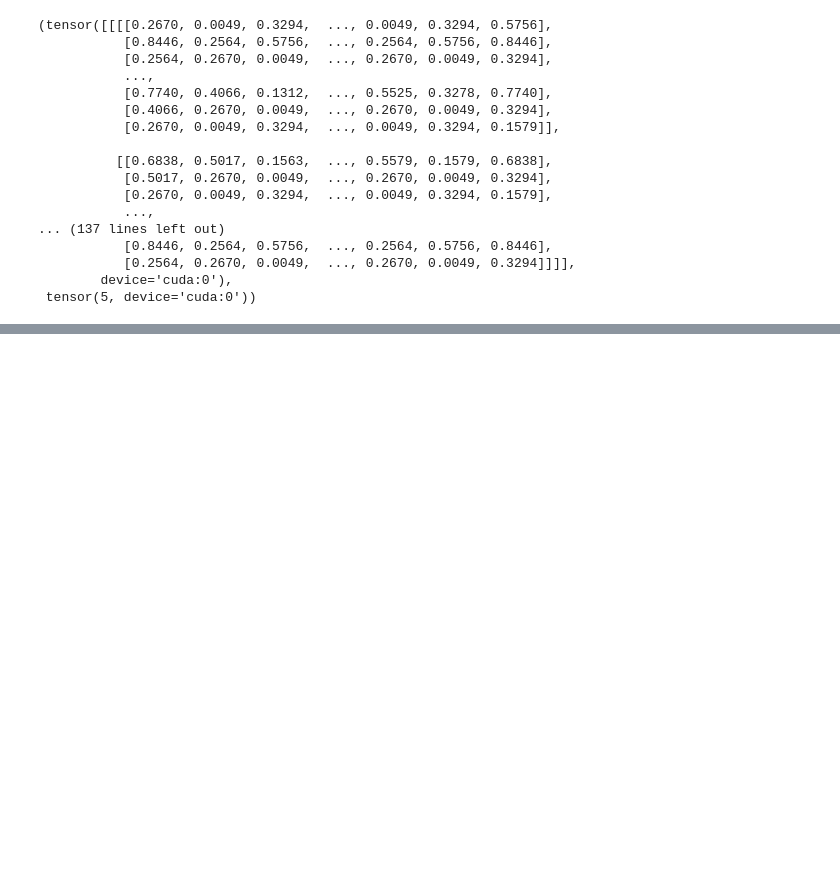
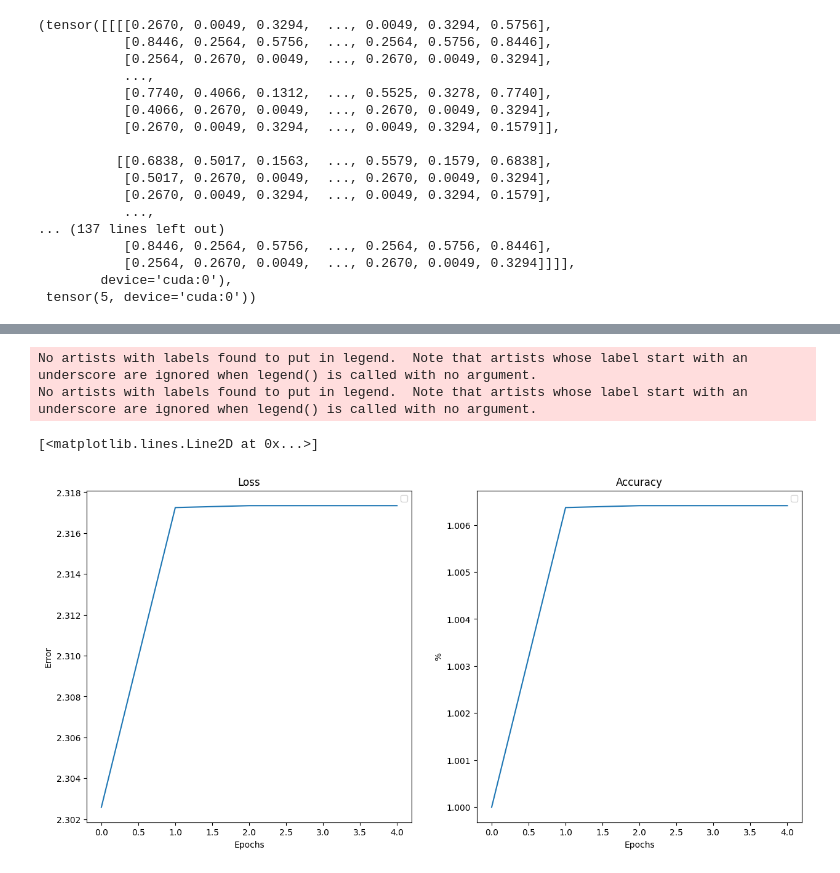
Before and after one commit to KapitonovOleksandr/neural_n00b, a Jupyter notebook: hw_4_simple_perceptron.ipynb, the cells around one changed output, grey strips where cells are left out. Drawn from its saved outputs; the diff is of its cells as text; code cells hidden in the pictures; blank space fills up the shorter version.

```diff
--- a/hw_4_simple_perceptron.ipynb
+++ b/hw_4_simple_perceptron.ipynb
@@ -219,15 +220,17 @@ class Convolutional_3d(nn.Module):
 
         self.classifier_block = nn.Sequential(
             nn.Flatten(),
-            nn.Linear(in_features=55296, out_features=output_layers), # 55296 a number taken from a shape error.
+            nn.Linear(in_features=32000, out_features=1024), # 32000 a number taken from a shape error.
+            nn.ReLU(),
+            nn.Linear(in_features=1024, out_features=512),
+            nn.ReLU(),
+            nn.Linear(in_features=512, out_features=output_layers),
+            nn.ReLU(),
             nn.Softmax()
         )
 
     def forward(self, x):
-        l = self.conv3d_block_1(x)
-        l = self.conv3d_block_2(l)
-        l = self.classifier_block(l)
-        return l
+        return self.classifier_block(self.conv3d_block_2(self.conv3d_block_2(self.conv3d_block_1(x))))
 # %%
 model_0 = Convolutional_3d(input_layers=3,
                            hidden_layers=32,
@@ -273,8 +276,8 @@ Trainable params: 638,634
 Non-trainable params: 0
 =================================================================
 # %%
-EPOCHS = 15
-LR = 0.05
+EPOCHS = 5
+LR = 0.001
 OPTIMIZER = torch.optim.Adam(params=model_0.parameters(), lr=LR)
 LOSS_FUNC = nn.CrossEntropyLoss()
 # %%
@@ -322,0 +373,21 @@ RuntimeError: DataLoader worker (pid(s) 8252, 19108, 26172, 19396, 18912, 26452,
+# %%
+fig = plt.figure(figsize=(15, 7))
+epochs = range(len(results['train_loss']))
+plt.subplot(1,2,1)
+plt.title('Loss')
+plt.xlabel('Epochs')
+plt.ylabel('Error')
+plt.legend()
+plt.plot(epochs, results['train_loss'])
+
+plt.subplot(1,2,2)
+plt.title('Accuracy')
+plt.xlabel('Epochs')
+plt.ylabel('%')
+plt.legend()
+plt.plot(epochs, results['train_acc'])
+# %% [output]
+No artists with labels found to put in legend.  Note that artists whose label start with an underscore are ignored when legend() is called with no argument.
+No artists with labels found to put in legend.  Note that artists whose label start with an underscore are ignored when legend() is called with no argument.
+[<matplotlib.lines.Line2D at 0x...>]
+[figure, added]
```
Also changed, not shown: parts of 6 cells of this notebook.
